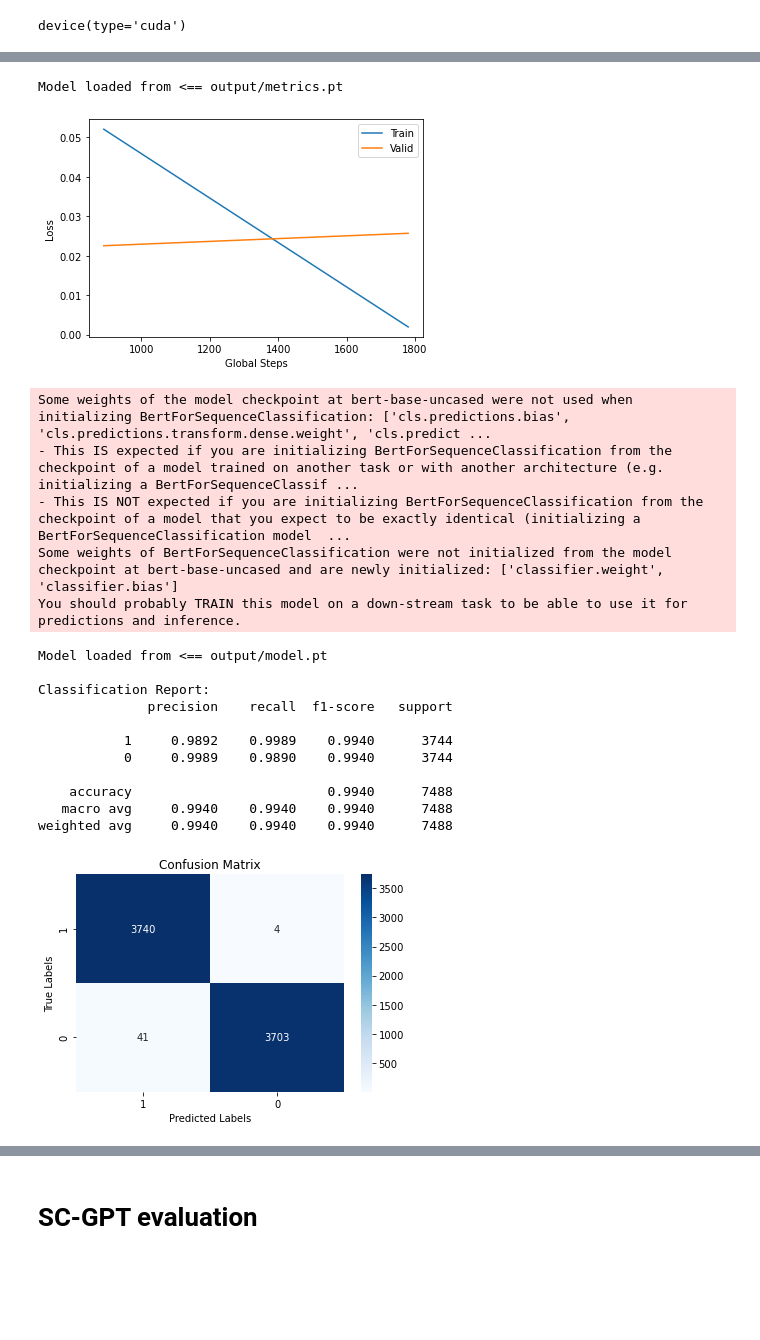
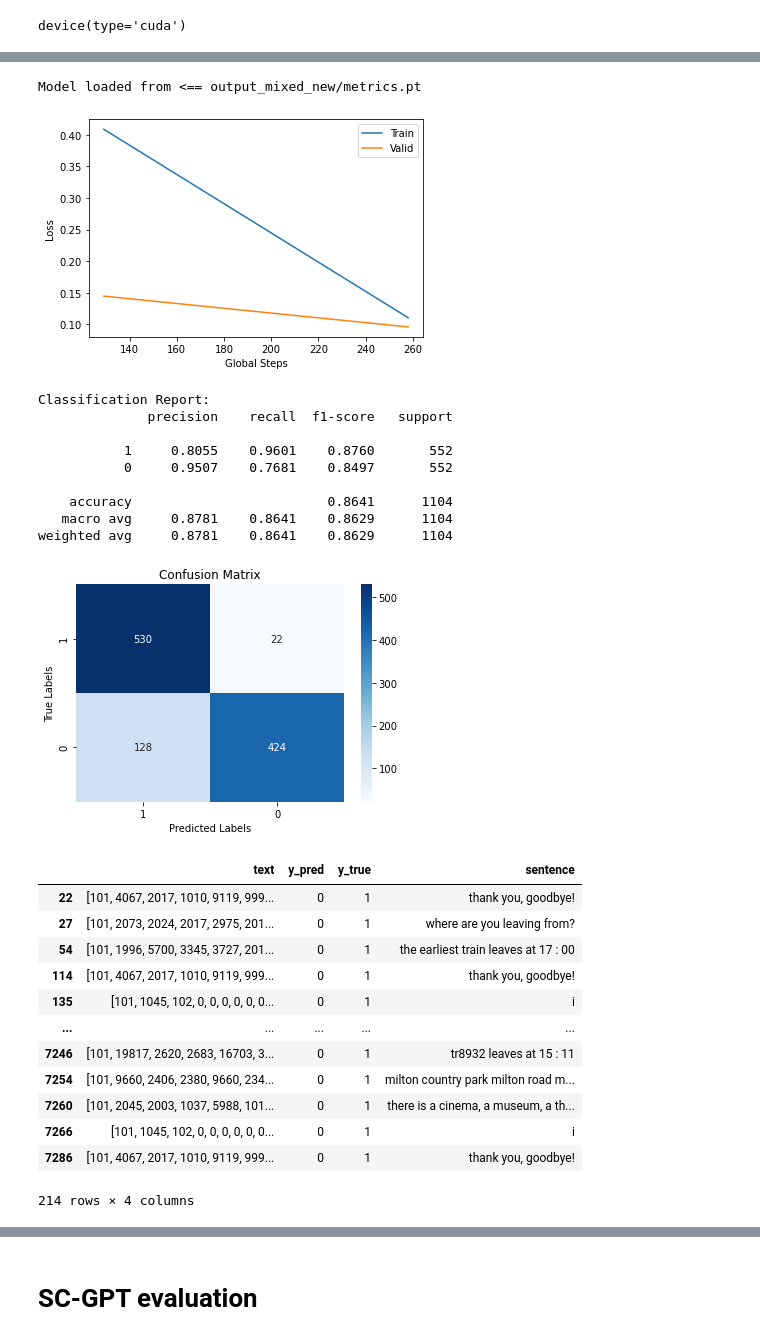
Before and after one commit to mrcmoresi/coherence_eval, a Jupyter notebook: utils_coherence/Coherence classification.ipynb, the cells around one changed output, grey strips where cells are left out. Saved outputs shown, nothing was run; the diff lists cells and outputs as text; code cells hidden in the pictures; blank space fills up the shorter version.

```diff
--- a/utils_coherence/Coherence classification.ipynb
+++ b/utils_coherence/Coherence classification.ipynb
@@ -52,8 +47,8 @@ fields = [('text', text_field), ('label', label_field)]
 
 # TabularDataset
 
-train, valid, test = TabularDataset.splits(path=source_folder, train='train.csv', validation='valid.csv',
-                                           test='test.csv', format='CSV', fields=fields, skip_header=True)
+train, valid, test = TabularDataset.splits(path=source_folder, train='train_mixed.csv', validation='valid.csv',
+                                           test='test_mixed.csv', format='CSV', fields=fields, skip_header=True)
 
 # Iterators
 
@@ -69,10 +64,10 @@ class BERT(nn.Module):
         super(BERT, self).__init__()
 
         options_name = "bert-base-uncased"
-        self.encoder = BertForSequenceClassification.from_pretrained(options_name)
+        self.bert = BertForSequenceClassification.from_pretrained(options_name)
 
     def forward(self, text, label):
-        loss, text_fea = self.encoder(text, labels=label)[:2]
+        loss, text_fea = self.bert(text, labels=label)[:2]
 
         return loss, text_fea
 # %%
@@ -226,5 +223,6 @@ Model saved to ==> output/metrics.pt
 Finished Training!
 # %%
+destination_folder = 'output_mixed_new'
 train_loss_list, valid_loss_list, global_steps_list = load_metrics(destination_folder + '/metrics.pt')
 plt.plot(global_steps_list, train_loss_list, label='Train')
 plt.plot(global_steps_list, valid_loss_list, label='Valid')
@@ -233,13 +231,14 @@ plt.ylabel('Loss')
 plt.legend()
 plt.show()
 # %% [output]
-Model loaded from <== output/metrics.pt
+Model loaded from <== output_mixed_new/metrics.pt
-[figure, old version]
+[figure, new version]
 # %%
 
 def evaluate(model, test_loader):
     y_pred = []
     y_true = []
+    x_text = []
 
     model.eval()
     with torch.no_grad():
@@ -251,6 +250,7 @@ def evaluate(model, test_loader):
                 output = model(text, labels)
 
                 _, output = output
+                x_text.extend(text.tolist())
                 y_pred.extend(torch.argmax(output, 1).tolist())
                 y_true.extend(labels.tolist())
 
@@ -268,26 +268,22 @@ def evaluate(model, test_loader):
 
     ax.xaxis.set_ticklabels(['1', '0'])
     ax.yaxis.set_ticklabels(['1', '0'])
+    plt.show()
+    return x_text, y_pred, y_true
 # %%
-best_model = BERT().to(device)
+destination_folder = 'output_mixed_new'
+#best_model = BERT().to(device)
 
-load_checkpoint(destination_folder + '/model.pt', best_model)
-evaluate(best_model, test_iter)
+#load_checkpoint(destination_folder + '/model.pt', best_model)
+x_text, y_pred, y_true = evaluate(model, test_iter)
 # %% [output]
-Some weights of the model checkpoint at bert-base-uncased were not used when initializing BertForSequenceClassification: ['cls.predictions.bias', 'cls.predictions.transform.dense.weight', 'cls.predict ...
-- This IS expected if you are initializing BertForSequenceClassification from the checkpoint of a model trained on another task or with another architecture (e.g. initializing a BertForSequenceClassif ...
-- This IS NOT expected if you are initializing BertForSequenceClassification from the checkpoint of a model that you expect to be exactly identical (initializing a BertForSequenceClassification model  ...
-Some weights of BertForSequenceClassification were not initialized from the model checkpoint at bert-base-uncased and are newly initialized: ['classifier.weight', 'classifier.bias']
-You should probably TRAIN this model on a down-stream task to be able to use it for predictions and inference.
+Classification Report:
+              precision    recall  f1-score   support
+
+           1     0.8055    0.9601    0.8760       552
+           0     0.9507    0.7681    0.8497       552
+
+    accuracy                         0.8641      1104
+   macro avg     0.8781    0.8641    0.8629      1104
+weighted avg     0.8781    0.8641    0.8629      1104
-Model loaded from <== output/model.pt
-
-Classification Report:
-              precision    recall  f1-score   support
-
-           1     0.9892    0.9989    0.9940      3744
-           0     0.9989    0.9890    0.9940      3744
-
-    accuracy                         0.9940      7488
-   macro avg     0.9940    0.9940    0.9940      7488
-weighted avg     0.9940    0.9940    0.9940      7488
-[figure, old version]
+[figure, new version]
@@ -293,0 +299,16 @@ weighted avg     0.9940    0.9940    0.9940      7488
+# %%
+df
+# %% [output]
+|  | text | y_pred | y_true | sentence |
+| 22 | [101, 4067, 2017, 1010, 9119, 999... | 0 | 1 | thank you, goodbye! |
+| 27 | [101, 2073, 2024, 2017, 2975, 201... | 0 | 1 | where are you leaving from? |
+| 54 | [101, 1996, 5700, 3345, 3727, 201... | 0 | 1 | the earliest train leaves at 17 : 00 |
+| 114 | [101, 4067, 2017, 1010, 9119, 999... | 0 | 1 | thank you, goodbye! |
+| 135 | [101, 1045, 102, 0, 0, 0, 0, 0, 0... | 0 | 1 | i |
+| ... | ... | ... | ... | ... |
+| 7246 | [101, 19817, 2620, 2683, 16703, 3... | 0 | 1 | tr8932 leaves at 15 : 11 |
+| 7254 | [101, 9660, 2406, 2380, 9660, 234... | 0 | 1 | milton country park milton road m... |
+| 7260 | [101, 2045, 2003, 1037, 5988, 101... | 0 | 1 | there is a cinema, a museum, a th... |
+| 7266 | [101, 1045, 102, 0, 0, 0, 0, 0, 0... | 0 | 1 | i |
+| 7286 | [101, 4067, 2017, 1010, 9119, 999... | 0 | 1 | thank you, goodbye! |
+214 rows × 4 columns
```
Also changed, not shown: parts of 14 cells of this notebook, 8 other files.
